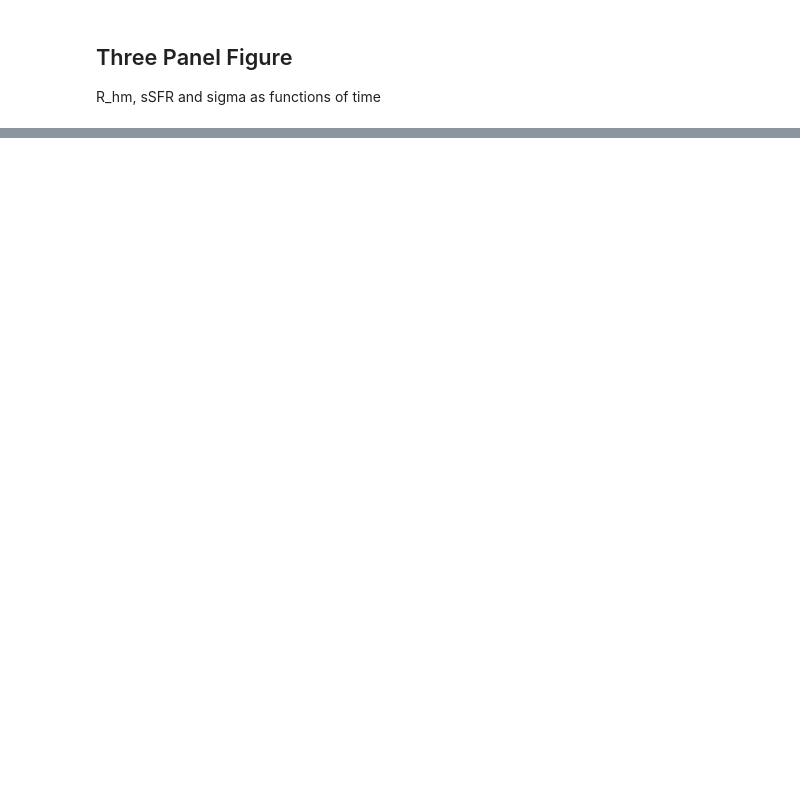
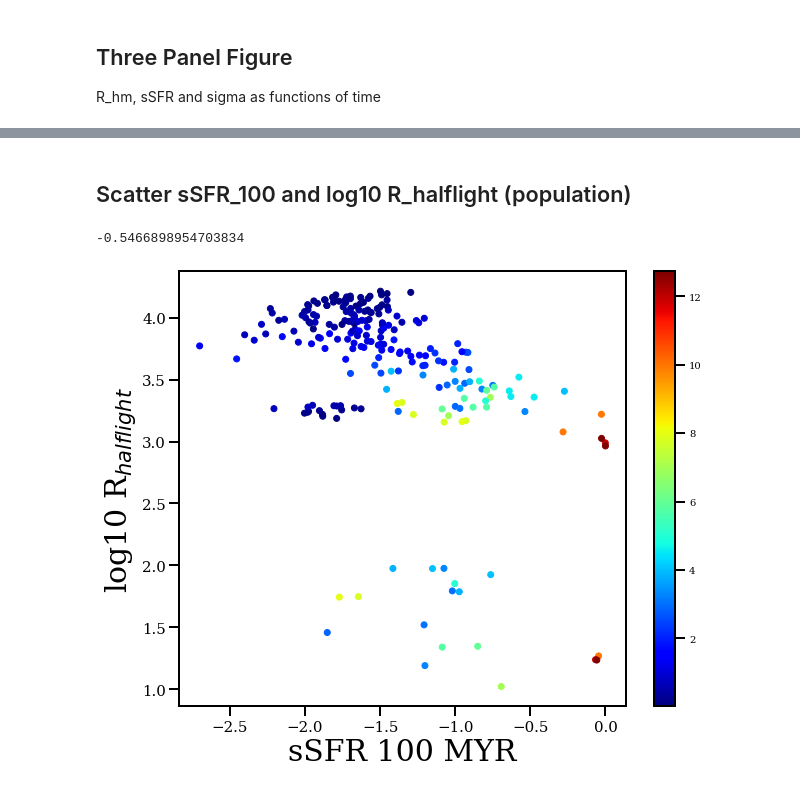
Before and after one commit to JosephWick/H1-merian, a Jupyter notebook: notebooks/BreathingPlots.ipynb, the cells around one changed output, grey strips where cells are left out. Cells and saved outputs as stored; diff of their text form; code cells hidden in the pictures; blank space fills up the shorter version.

```diff
--- a/notebooks/BreathingPlots.ipynb
+++ b/notebooks/BreathingPlots.ipynb
@@ -132,0 +193,47 @@ axs[0].set_ylim([0,70])
+# %% [markdown]
+## Scatter sSFR_100 and log10 R_halflight (population)
+# %%
+zmax = 14
+ymin = 1
+
+fig = plt.figure(figsize=(10,8), facecolor='w')
+xall = []
+yall = []
+call = []
+
+for idx,gal in enumerate(cdmgals):
+    if idx==1: continue
+
+    data = pd.read_csv(datapath+'r'+str(gal)+'_qtys.txt')
+
+    x = np.log10(data['sSFR_100'][data['z'] <= zmax]).to_numpy()
+    y = np.log10(data['R_halflight'][data['z'] <= zmax]).to_numpy()
+    c = data['z'][data['z'] <= zmax].to_numpy()
+
+    c = c[y > ymin]
+    x = x[y > ymin]
+    y = y[y > ymin]
+
+    for i,_ in enumerate(x):
+        xall.append(x[i])
+        yall.append(y[i])
+        call.append(c[i])
+
+rs = ss.spearmanr(x,y)[0]
+
+plt.scatter(xall, yall, c=call, cmap='jet')
+
+plt.tick_params(axis='both', which='major', labelsize=15)
+
+plt.xlabel('sSFR 100 MYR', fontsize=30)
+plt.ylabel(r'log10 R$_{halflight}$', fontsize=30)
+
+#plt.ylim([3,4.5])
+#plt.xlim([0.0,0.4])
+
+plt.colorbar()
+
+rs
+# %% [output]
+-0.5466898954703834
+[figure, added]
```
Also changed, not shown: parts of 9 cells of this notebook, 9 other files.
